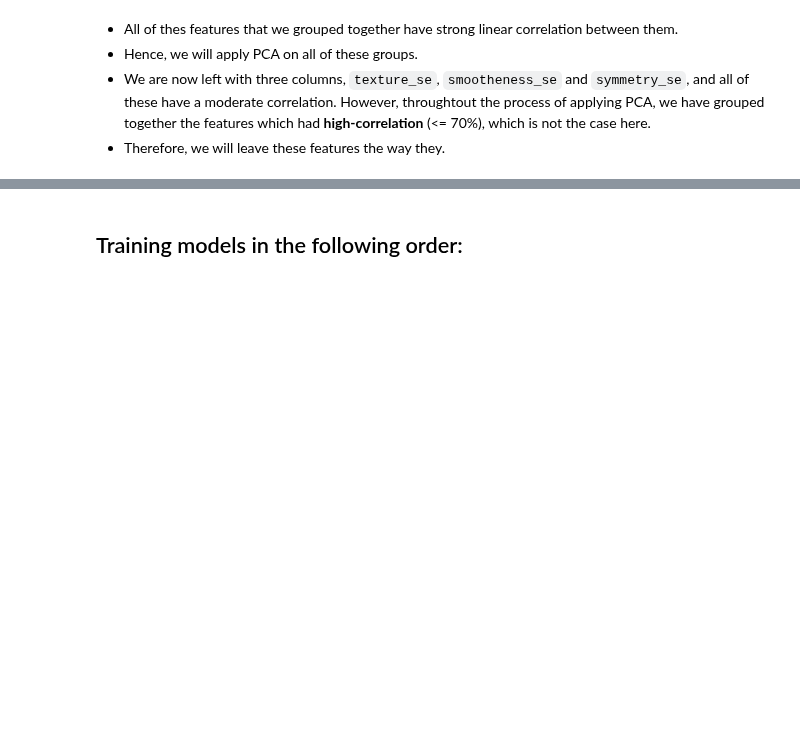
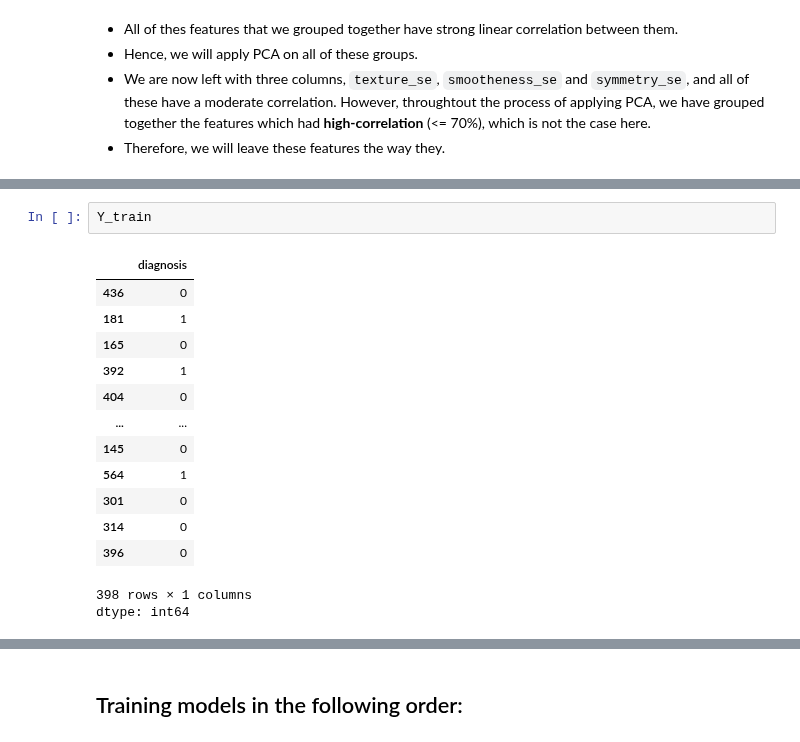
Before and after one commit to tselane2110/Breast-Cancer-Detection, a Jupyter notebook: BreastCancerPrediction.ipynb, the cells around one changed output, grey strips where cells are left out. Drawn from its saved outputs; the diff is of its cells as text; blank space fills up the shorter version.

```diff
--- a/BreastCancerPrediction.ipynb
+++ b/BreastCancerPrediction.ipynb
@@ -1146,2 +1250,19 @@ PCA_g12 = PCA(g12, 1)
+# %%
+Y_train
+# %% [output]
+|  | diagnosis |
+| 436 | 0 |
+| 181 | 1 |
+| 165 | 0 |
+| 392 | 1 |
+| 404 | 0 |
+| ... | ... |
+| 145 | 0 |
+| 564 | 1 |
+| 301 | 0 |
+| 314 | 0 |
+| 396 | 0 |
+398 rows × 1 columns
+dtype: int64
 # %%
 # code for classification models WITH PCA
```
Also changed, not shown: parts of 21 cells of this notebook.
